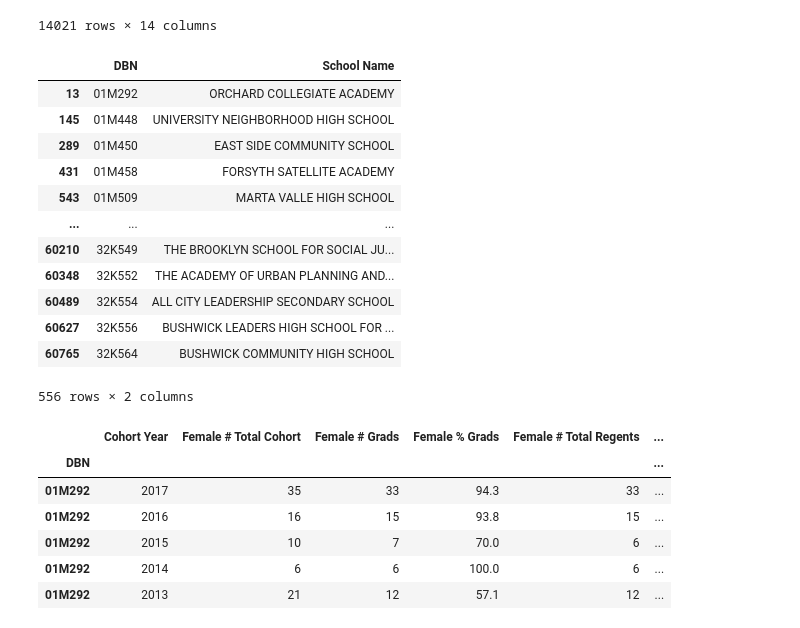
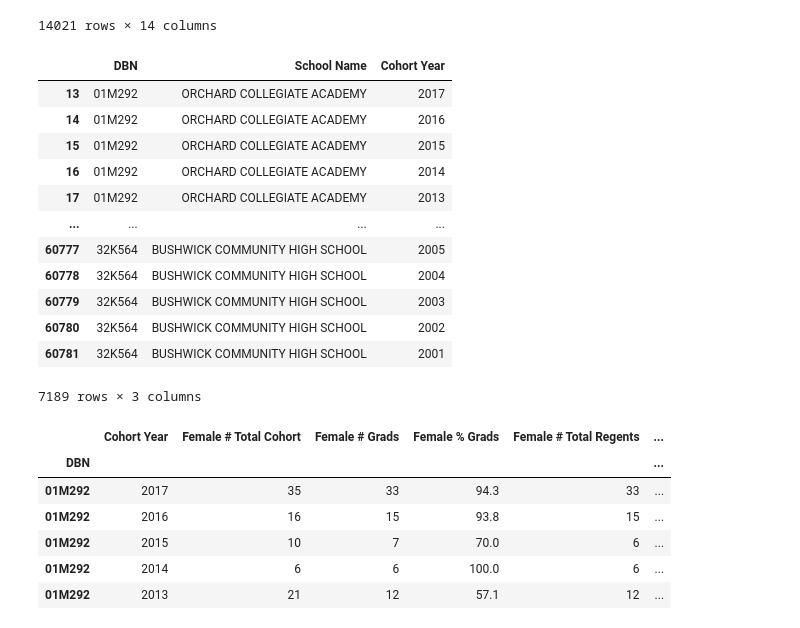
Before and after one commit to es2681/group_project, a Jupyter notebook: Transformed Data Tables/Gender.ipynb, the cells around one changed output. Cells and saved outputs as stored; diff of their text form; code cells hidden in the pictures.

```diff
--- a/Transformed Data Tables/Gender.ipynb
+++ b/Transformed Data Tables/Gender.ipynb
@@ -70,22 +70,22 @@ df2
 | 60853 | 32K564 | BUSHWICK COMMUNITY HIGH SCHOOL | 2001 | 4 year June | Male | 69 | 2 | 2.9 | ... |
 14021 rows × 14 columns
 # %%
-school_names = df2[['DBN', 'School Name']].drop_duplicates()
+school_names = df2[['DBN', 'School Name', 'Cohort Year']].drop_duplicates()
 school_names
 # %% [output]
-|  | DBN | School Name |
-| 13 | 01M292 | ORCHARD COLLEGIATE ACADEMY |
-| 145 | 01M448 | UNIVERSITY NEIGHBORHOOD HIGH SCHOOL |
-| 289 | 01M450 | EAST SIDE COMMUNITY SCHOOL |
-| 431 | 01M458 | FORSYTH SATELLITE ACADEMY |
-| 543 | 01M509 | MARTA VALLE HIGH SCHOOL |
-| ... | ... | ... |
-| 60210 | 32K549 | THE BROOKLYN SCHOOL FOR SOCIAL JU... |
-| 60348 | 32K552 | THE ACADEMY OF URBAN PLANNING AND... |
-| 60489 | 32K554 | ALL CITY LEADERSHIP SECONDARY SCHOOL |
-| 60627 | 32K556 | BUSHWICK LEADERS HIGH SCHOOL FOR ... |
-| 60765 | 32K564 | BUSHWICK COMMUNITY HIGH SCHOOL |
+|  | DBN | School Name | Cohort Year |
+| 13 | 01M292 | ORCHARD COLLEGIATE ACADEMY | 2017 |
+| 14 | 01M292 | ORCHARD COLLEGIATE ACADEMY | 2016 |
+| 15 | 01M292 | ORCHARD COLLEGIATE ACADEMY | 2015 |
+| 16 | 01M292 | ORCHARD COLLEGIATE ACADEMY | 2014 |
+| 17 | 01M292 | ORCHARD COLLEGIATE ACADEMY | 2013 |
+| ... | ... | ... | ... |
+| 60777 | 32K564 | BUSHWICK COMMUNITY HIGH SCHOOL | 2005 |
+| 60778 | 32K564 | BUSHWICK COMMUNITY HIGH SCHOOL | 2004 |
+| 60779 | 32K564 | BUSHWICK COMMUNITY HIGH SCHOOL | 2003 |
+| 60780 | 32K564 | BUSHWICK COMMUNITY HIGH SCHOOL | 2002 |
+| 60781 | 32K564 | BUSHWICK COMMUNITY HIGH SCHOOL | 2001 |
-556 rows × 2 columns
+7189 rows × 3 columns
 # %%
 female = df2.loc[df2['Category'] == 'Female', ['DBN', 'Cohort Year', '# Total Cohort', '# Grads', '% Grads', '# Total Regents', '% Total Regents of Cohort', '# Advanced Regents', '% Advanced Regents of Cohort', '# Dropout', '% Dropout']].set_index('DBN')
 female = female.add_prefix('Female ')
```
Also changed, not shown: parts of 2 cells of this notebook, 6 other files.
